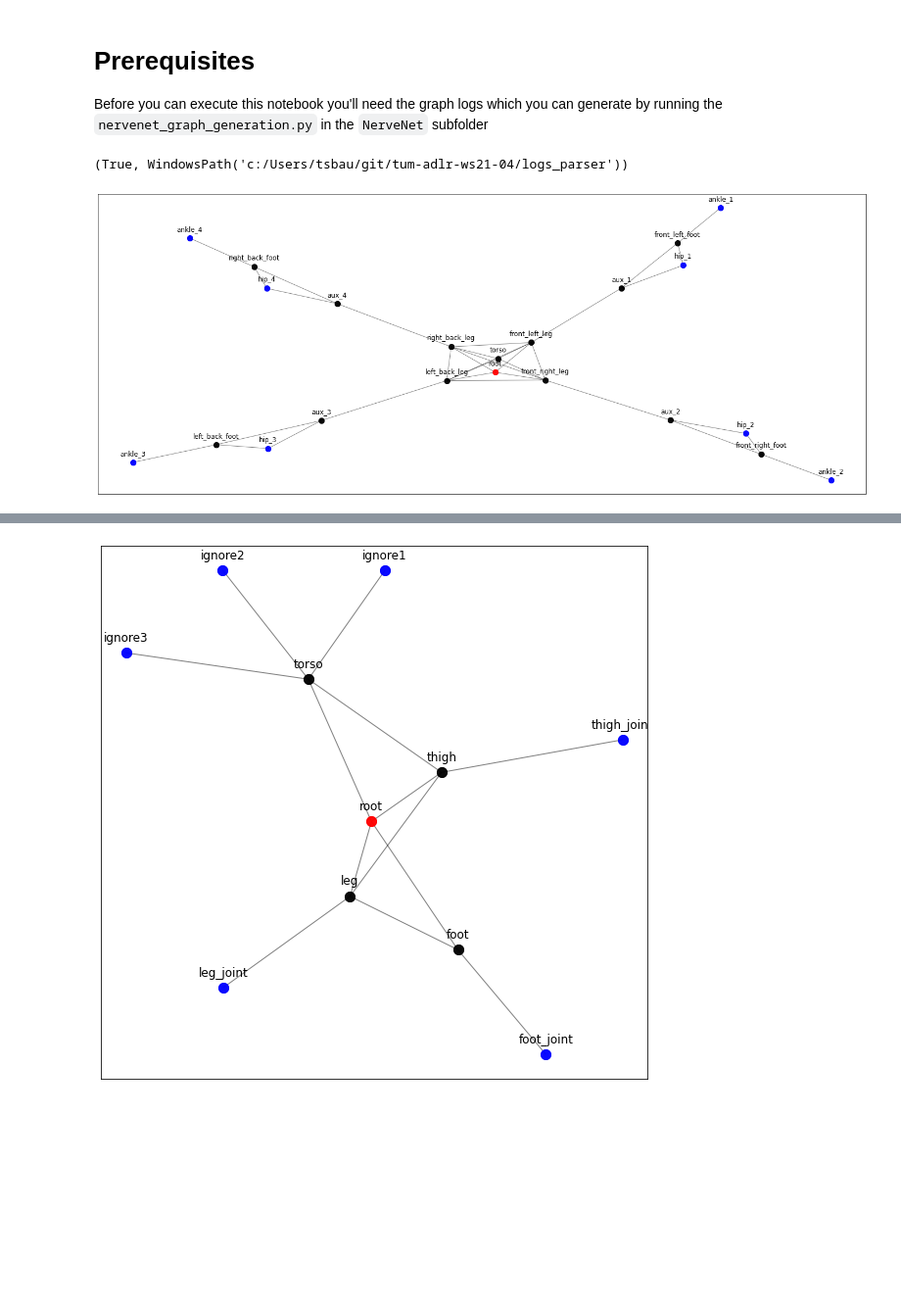
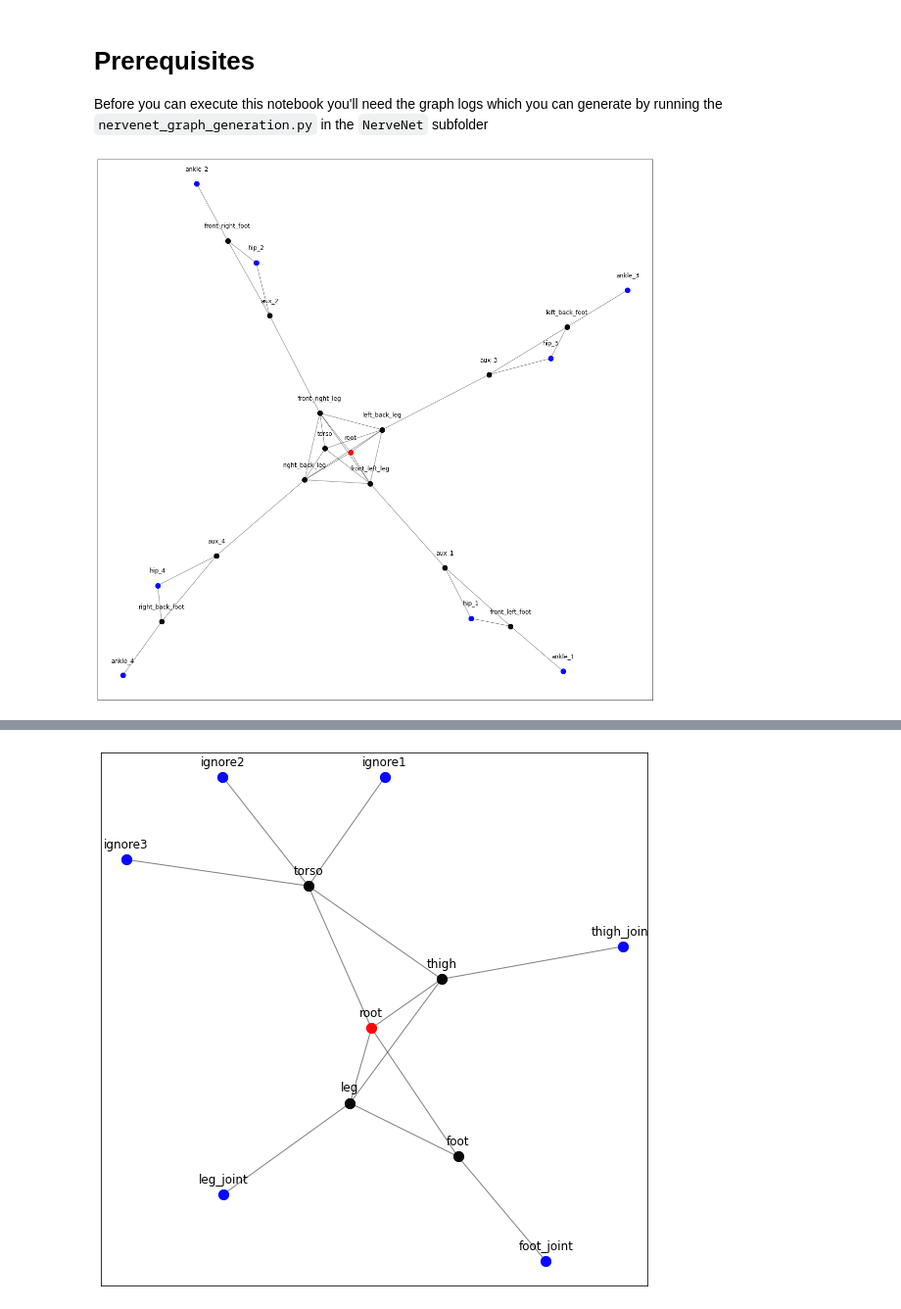
Before and after one commit to HannesStark/gnn-reinforcement-learning, a Jupyter notebook: playground/graph_visualization/robot_graph_visualization.ipynb, the cells around one changed output, grey strips where cells are left out. Shown: that part at 98% size. Drawn from its saved outputs; the diff is of its cells as text; code cells hidden in the pictures; blank space fills up the shorter version.

```diff
--- a/playground/graph_visualization/robot_graph_visualization.ipynb
+++ b/playground/graph_visualization/robot_graph_visualization.ipynb
@@ -14,8 +14,3 @@ import networkx as nx
 # %%
 from NerveNet.graph_util.mujoco_parser import parse_mujoco_graph
 from NerveNet.graph_util.mujoco_parser_settings import  RootRelationOption
-# %%
-graph_logs_dir = basepath / "logs_parser"
-graph_logs_dir.exists(), graph_logs_dir
-# %% [output]
-(True, WindowsPath('c:/Users/tsbau/git/tum-adlr-ws21-04/logs_parser'))
@@ -77,11 +69,12 @@ def visualize_task_graph(task_name:str,
 #ant_log = visualize_task_graph("AntS-v1")
 # %%
 ant_bullet_log = visualize_task_graph("AntBulletEnv-v0",
-                                        figsize=(25,10),
+                                        figsize=(20,20),
                                         use_sibling_relations = True,
-                                        root_relation_option = RootRelationOption.NONE)
+                                        root_relation_option = RootRelationOption.NONE
+                                        )
 # %% [output]
-[figure, old version]
+[figure, new version]
 # %%
 HalfCheetah_log = visualize_task_graph("HalfCheetah-v1",
                                         figsize=(15,15),
```
Also changed, not shown: parts of 12 cells of this notebook, 4 other files.
